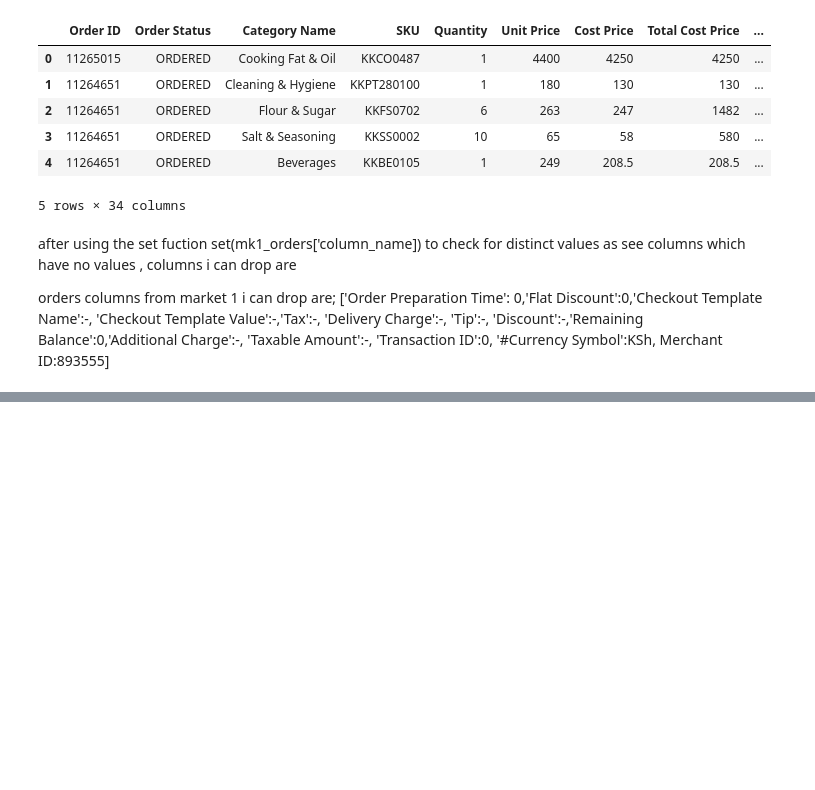
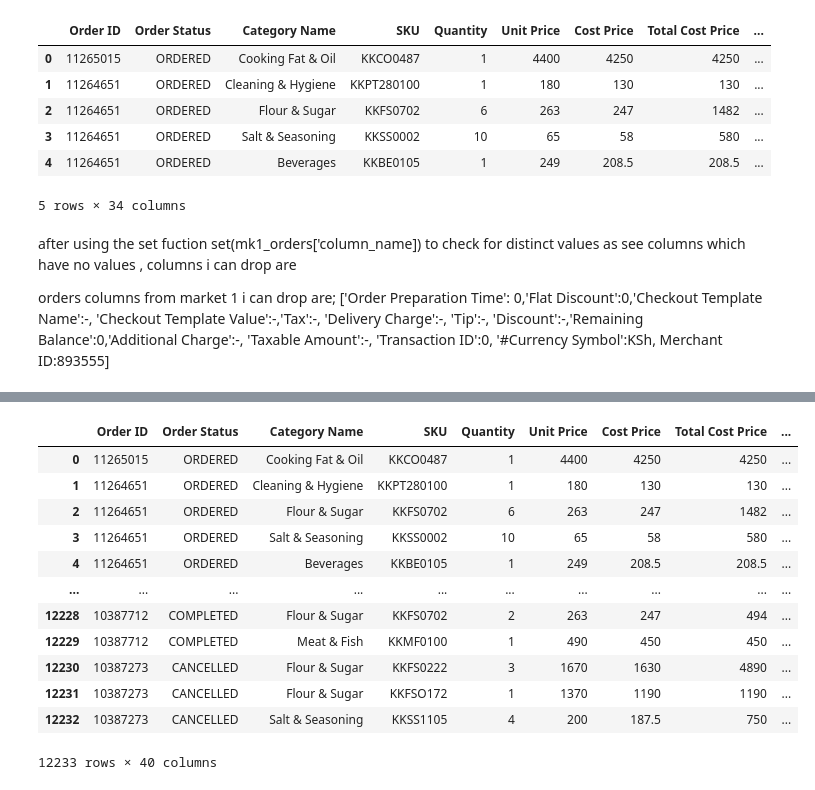
Before and after one commit to SikaBoateng/data_pipeline_, a Jupyter notebook: mk1_orders.ipynb, the cells around one changed output, grey strips where cells are left out. Saved outputs shown, nothing was run; the diff lists cells and outputs as text; code cells hidden in the pictures; blank space fills up the shorter version.

```diff
--- a/mk1_orders.ipynb
+++ b/mk1_orders.ipynb
@@ -115,0 +118,3 @@ orders columns from market 1 i can drop are;
+# %%
+df3 = pd.read_csv('up_mk1_orders.csv')
+df2 = pd.read_csv('up_mk1_cus.csv')
@@ -115,0 +141,21 @@ orders columns from market 1 i can drop are;
+# %%
+df3.columns = df3.columns.str.strip()
+df2.columns = df2.columns.str.strip()
+# %%
+merged_order1_cus1 = pd.merge(df3, df2, on='Customer ID', how='left')
+# %%
+merged_order1_cus1
+# %% [output]
+|  | Order ID | Order Status | Category Name | SKU | Quantity | Unit Price | Cost Price | Total Cost Price | ... |
+| 0 | 11265015 | ORDERED | Cooking Fat & Oil | KKCO0487 | 1 | 4400 | 4250 | 4250 | ... |
+| 1 | 11264651 | ORDERED | Cleaning & Hygiene | KKPT280100 | 1 | 180 | 130 | 130 | ... |
+| 2 | 11264651 | ORDERED | Flour & Sugar | KKFS0702 | 6 | 263 | 247 | 1482 | ... |
+| 3 | 11264651 | ORDERED | Salt & Seasoning | KKSS0002 | 10 | 65 | 58 | 580 | ... |
+| 4 | 11264651 | ORDERED | Beverages | KKBE0105 | 1 | 249 | 208.5 | 208.5 | ... |
+| ... | ... | ... | ... | ... | ... | ... | ... | ... | ... |
+| 12228 | 10387712 | COMPLETED | Flour & Sugar | KKFS0702 | 2 | 263 | 247 | 494 | ... |
+| 12229 | 10387712 | COMPLETED | Meat & Fish | KKMF0100 | 1 | 490 | 450 | 450 | ... |
+| 12230 | 10387273 | CANCELLED | Flour & Sugar | KKFS0222 | 3 | 1670 | 1630 | 4890 | ... |
+| 12231 | 10387273 | CANCELLED | Flour & Sugar | KKFSO172 | 1 | 1370 | 1190 | 1190 | ... |
+| 12232 | 10387273 | CANCELLED | Salt & Seasoning | KKSS1105 | 4 | 200 | 187.5 | 750 | ... |
+12233 rows × 40 columns
```
Also changed, not shown: parts of 6 cells of this notebook, 7 other files.
